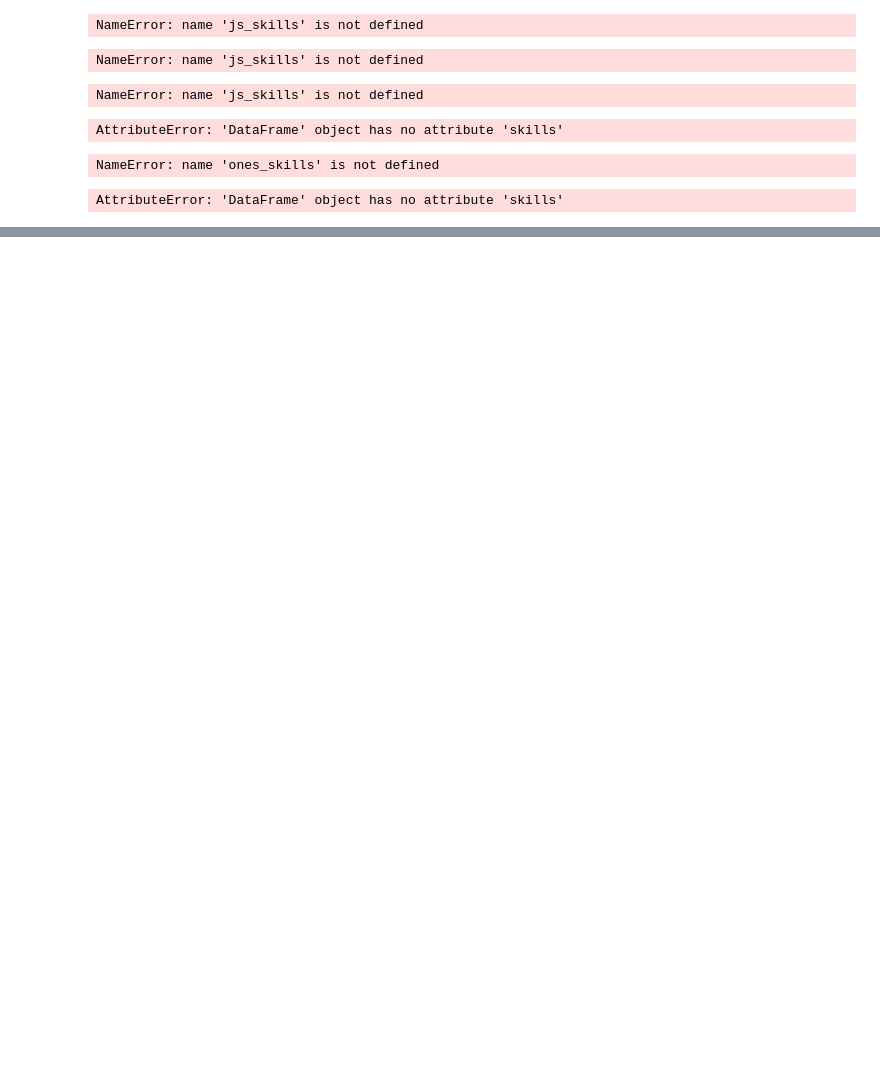
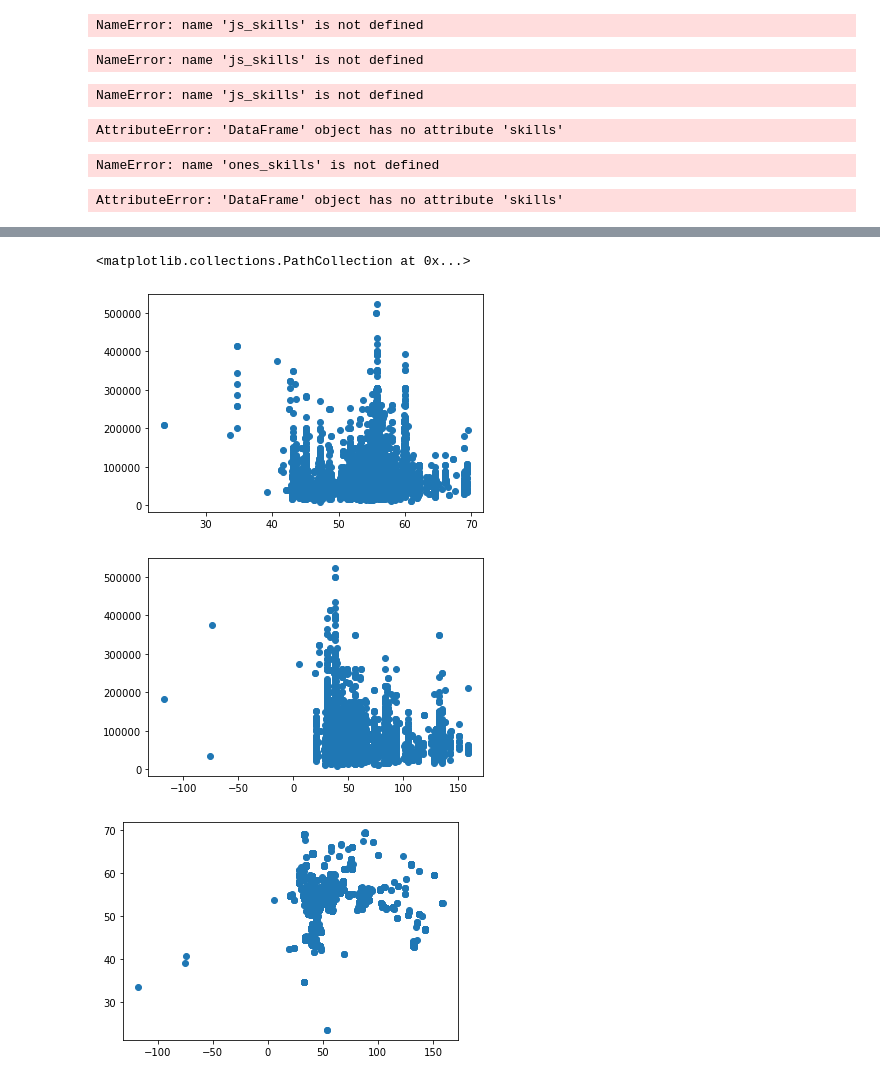
Before and after one commit to denozavrus/Project_Vaccancies, a Jupyter notebook: scripts/Notebooks/Hypothesis.ipynb, the cells around one changed output, grey strips where cells are left out. Saved outputs shown, nothing was run; the diff lists cells and outputs as text; code cells hidden in the pictures; blank space fills up the shorter version.

```diff
--- a/scripts/Notebooks/Hypothesis.ipynb
+++ b/scripts/Notebooks/Hypothesis.ipynb
@@ -822,0 +740,11 @@ for column in df_skills_sal:
+# %%
+plt.scatter(df["latitude"],df["salary"])
+plt.figure()
+plt.scatter(df["longtitude"],df["salary"])
+plt.figure()
+plt.scatter(df["longtitude"],df["latitude"])
+# %% [output]
+<matplotlib.collections.PathCollection at 0x...>
+[figure, added]
+[figure, added]
+[figure, added]
```
Also changed, not shown: parts of 13 cells of this notebook.
